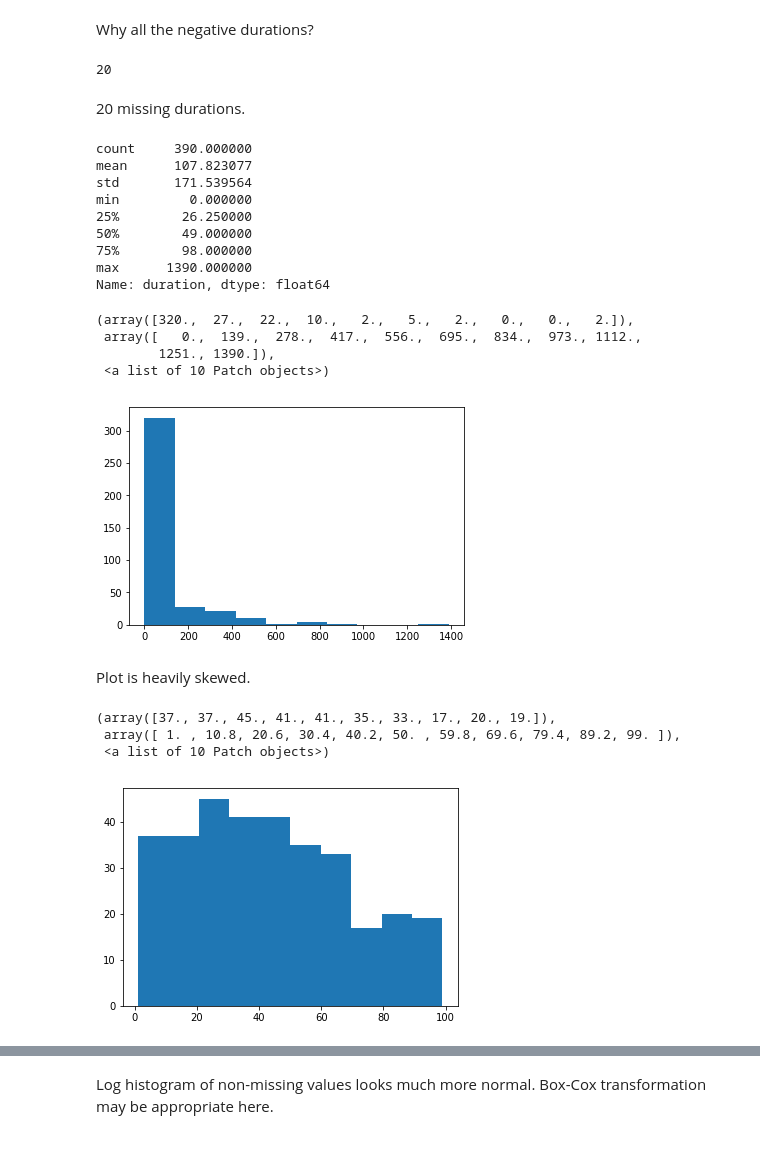
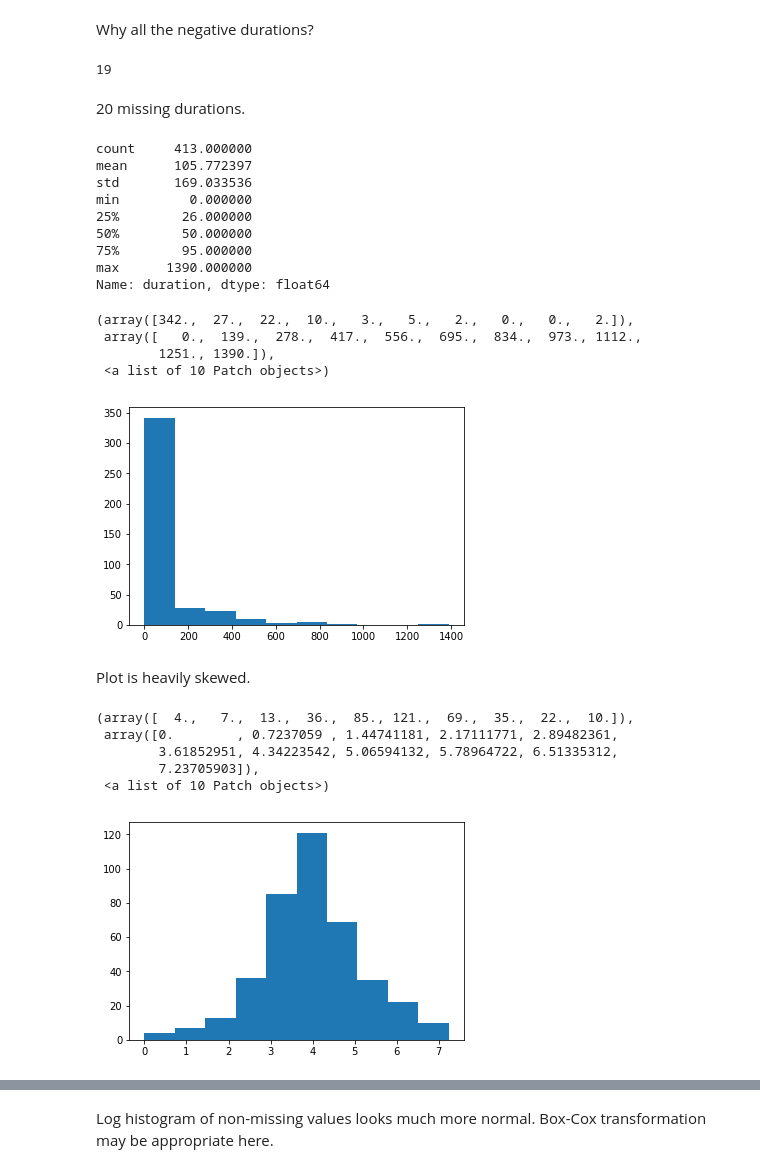
Before and after one commit to sjmalice/Cardiac, a Jupyter notebook: SimonEDA.ipynb, the cells around one changed output, grey strips where cells are left out. Drawn from its saved outputs; the diff is of its cells as text; code cells hidden in the pictures.

```diff
--- a/SimonEDA.ipynb
+++ b/SimonEDA.ipynb
@@ -174,5 +207,3 @@ Name: status, dtype: int64
 # %% [markdown]
 <p><a name="bnp"></a></p>
 ### BNP
-# %%
-df.bnp = pd.to_numeric(df.bnp)
@@ -595,35 +625,37 @@ Why all the negative durations?
 # %%
 df.duration.isna().sum()
 # %% [output]
-20
+19
 # %% [markdown]
 20 missing durations.
 # %%
 df.duration[df.duration >= 0].describe()
 # %% [output]
-count     390.000000
-mean      107.823077
-std       171.539564
+count     413.000000
+mean      105.772397
+std       169.033536
 min         0.000000
-25%        26.250000
-50%        49.000000
-75%        98.000000
+25%        26.000000
+50%        50.000000
+75%        95.000000
 max      1390.000000
 Name: duration, dtype: float64
 # %%
 plt.hist(df.duration[(df.duration > -1 )])
 # %% [output]
-(array([320.,  27.,  22.,  10.,   2.,   5.,   2.,   0.,   0.,   2.]),
+(array([342.,  27.,  22.,  10.,   3.,   5.,   2.,   0.,   0.,   2.]),
  array([   0.,  139.,  278.,  417.,  556.,  695.,  834.,  973., 1112.,
         1251., 1390.]),
  <a list of 10 Patch objects>)
-[figure, old version]
+[figure, new version]
 # %% [markdown]
 Plot is heavily skewed.
 # %%
-plt.hist(df.duration[(df.duration < 100)])
+plt.hist(df.duration[df.duration > 0].map(np.log))
 # %% [output]
-(array([37., 37., 45., 41., 41., 35., 33., 17., 20., 19.]),
- array([ 1. , 10.8, 20.6, 30.4, 40.2, 50. , 59.8, 69.6, 79.4, 89.2, 99. ]),
+(array([  4.,   7.,  13.,  36.,  85., 121.,  69.,  35.,  22.,  10.]),
+ array([0.        , 0.7237059 , 1.44741181, 2.17111771, 2.89482361,
+        3.61852951, 4.34223542, 5.06594132, 5.78964722, 6.51335312,
+        7.23705903]),
  <a list of 10 Patch objects>)
-[figure, old version]
+[figure, new version]
```
Also changed, not shown: parts of 53 cells of this notebook, 2 other files.
